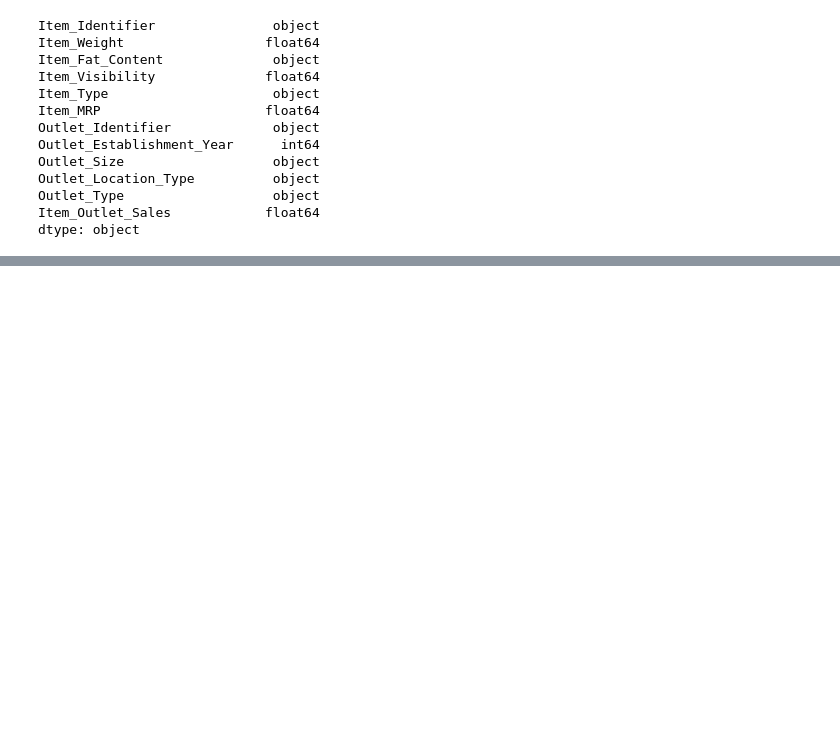
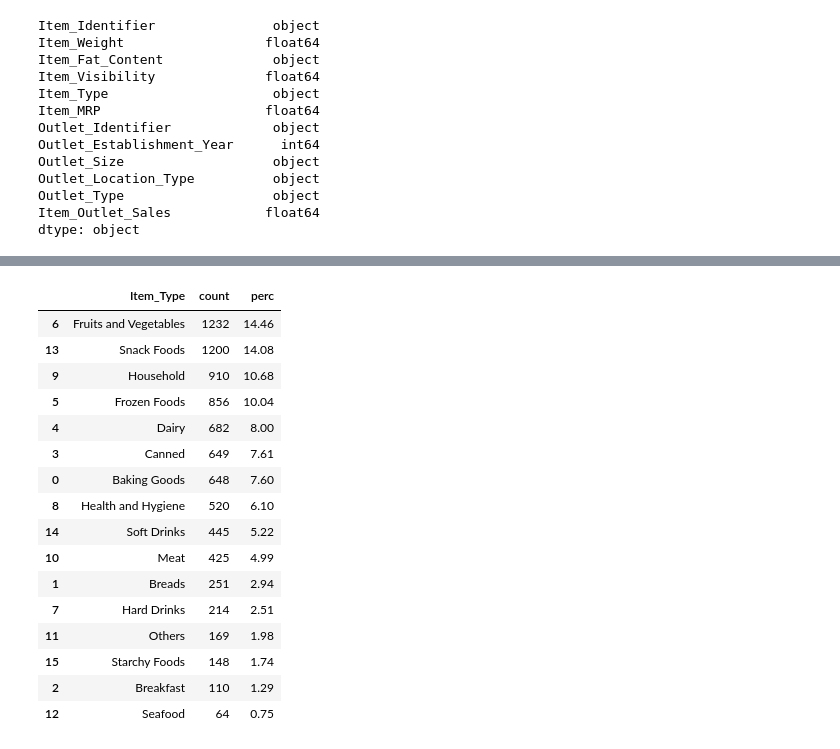
Before and after one commit to JosephKevin/sales_prediction, a Jupyter notebook: regression_prediction.ipynb, the cells around one changed output, grey strips where cells are left out. Cells and saved outputs as stored; diff of their text form; code cells hidden in the pictures; blank space fills up the shorter version.

```diff
--- a/regression_prediction.ipynb
+++ b/regression_prediction.ipynb
@@ -78,0 +116,26 @@ def get_descriptive_stats_continuous(input_df, column):
+# %%
+test_df = big_mart_df.groupby('Item_Type').size().reset_index(name='count').sort_values(['count'], ascending=False)
+# %%
+count = test_df['count'].sum()
+# %%
+test_df['perc'] = round((test_df['count'] / count) * 100, 2)
+# %%
+test_df
+# %% [output]
+|  | Item_Type | count | perc |
+| 6 | Fruits and Vegetables | 1232 | 14.46 |
+| 13 | Snack Foods | 1200 | 14.08 |
+| 9 | Household | 910 | 10.68 |
+| 5 | Frozen Foods | 856 | 10.04 |
+| 4 | Dairy | 682 | 8.00 |
+| 3 | Canned | 649 | 7.61 |
+| 0 | Baking Goods | 648 | 7.60 |
+| 8 | Health and Hygiene | 520 | 6.10 |
+| 14 | Soft Drinks | 445 | 5.22 |
+| 10 | Meat | 425 | 4.99 |
+| 1 | Breads | 251 | 2.94 |
+| 7 | Hard Drinks | 214 | 2.51 |
+| 11 | Others | 169 | 1.98 |
+| 15 | Starchy Foods | 148 | 1.74 |
+| 2 | Breakfast | 110 | 1.29 |
+| 12 | Seafood | 64 | 0.75 |
```
Also changed, not shown: parts of 7 cells of this notebook.
